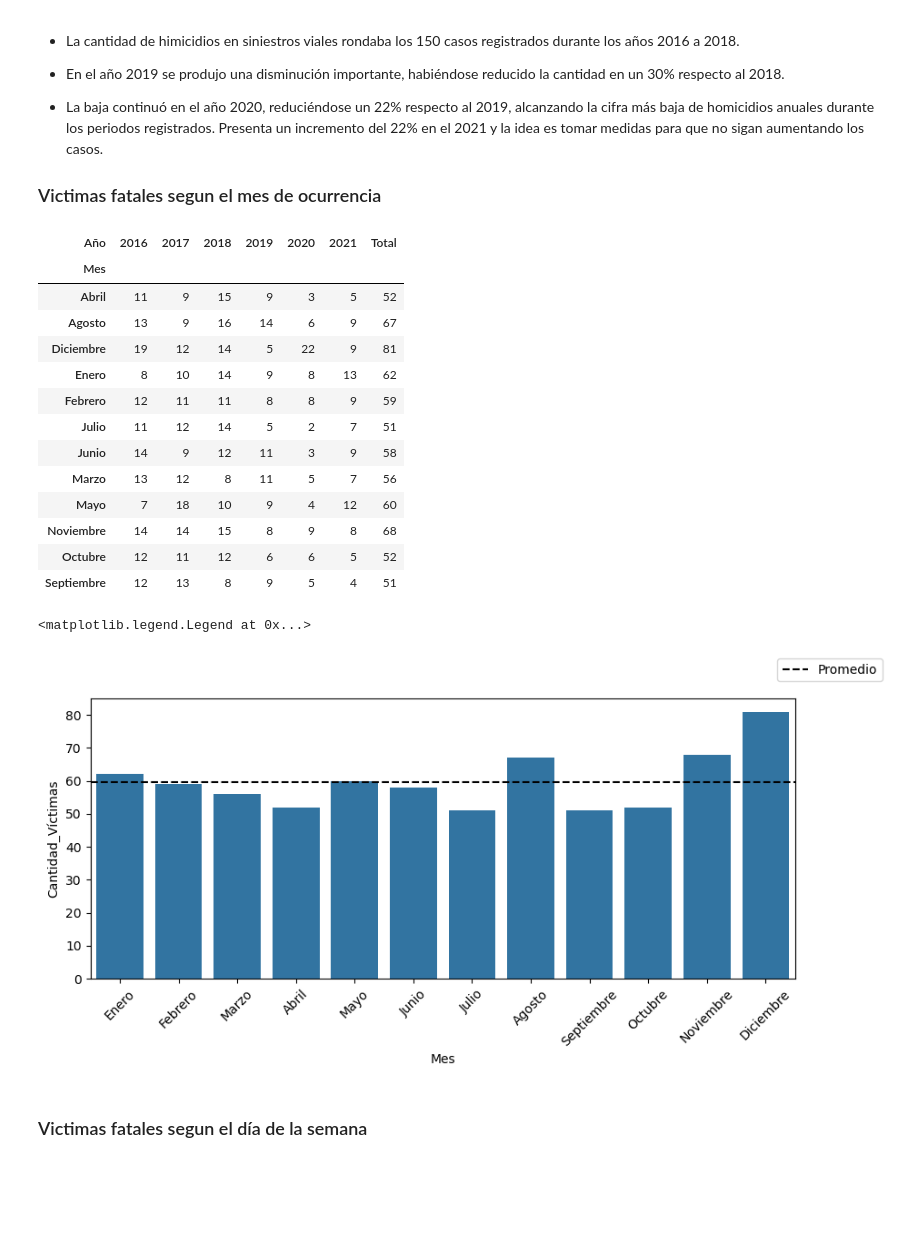
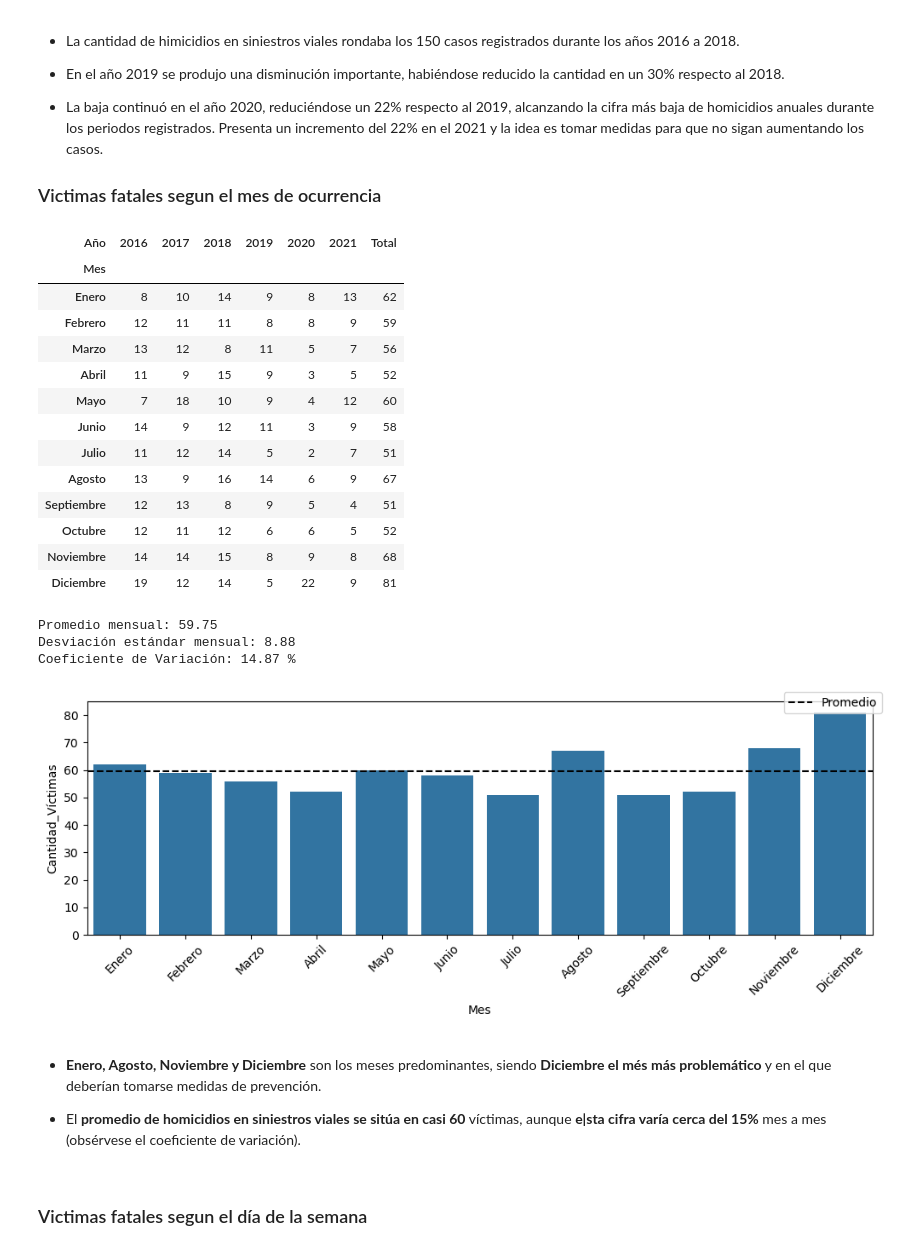
Before and after one commit to Juan-Mendoza00/pi_da, a Jupyter notebook: EDA.ipynb, the cells around one changed output. Cells and saved outputs as stored; diff of their text form; code cells hidden in the pictures; blank space fills up the shorter version.

Commit message:
Graphics saved, better folder organization

```diff
--- a/EDA.ipynb
+++ b/EDA.ipynb
@@ -226,3 +227,14 @@ plt.savefig('./visual/dist_vict.png')
 ### Contexto anual (2016 - 2021):
 
 **Distribución temporo espacial**: Cómo se distrubuye la cantidad de víctimas a lo largo del tiempo y bajo agrupaciones temporales.
+# %%
+# Desagregar columna de la fecha
+import functions as f
+
+# La funcion crea las columnas Año AAA, Mes con el nombre del mes
+# y Dia_semana con el nombre del dia de la semana.
+df_hechos = f.labeled_split_date(
+    dataframe=df_hechos,
+    date_column='Fecha',
+    labeled_day=True,
+    labeled_month=True)
@@ -229,7 +245,4 @@ plt.savefig('./visual/dist_vict.png')
 # %%
-# Crear columna año
-df_hechos['Año'] = df_hechos['Fecha'].apply(lambda date: date.year)
-
 # Agrupación por año y suma de victimas
 g_año = df_hechos[['Año', 'Cantidad_Víctimas',]].groupby('Año').sum()
 g_año['% (sobre el total)'] = g_año / total_victimas
@@ -241,6 +254,10 @@ c_anterior = g_año['Cantidad_Víctimas'].shift(1).values # Valores inmediatamen
 # Cálculo de la diferencia porcentual: Actuales - Anteriores / Anteriores
 g_año['Diferencia porcentual año anterior'] = (c_actual - c_anterior) / c_anterior
 
+# Agregar al libro de excel
+f.save_table_to_sheet(g_año, './data/Resultados.xlsx',
+                      sheet_name='contexto_Anual')
+
 g_año
 # %% [output]
 |  | Cantidad_Víctimas | % (sobre el total) | Diferencia porcentual año anterior |
@@ -267,17 +284,6 @@ plt.savefig('./visual/vict_anual.png')
 
 ### Victimas fatales segun el mes de ocurrencia
 # %%
-# Crear columna del mes de ocurrencia
-meses = ['Enero', 'Febrero', 'Marzo', 'Abril', 'Mayo', 'Junio',
-         'Julio', 'Agosto', 'Septiembre', 'Octubre', 'Noviembre', 'Diciembre']
-
-mes_mapper = {(n+1): mes for (n,mes) in enumerate(meses)}
-
-df_hechos['Mes'] = (
-    df_hechos['Fecha'].apply(lambda x: x.month)
-    .map(mes_mapper)
-)
-
 # Tabla pivote
 g_meses = pd.pivot_table(
     df_hechos, columns='Año', index='Mes',
@@ -285,41 +291,58 @@ g_meses = pd.pivot_table(
 # Columna total
 g_meses['Total'] = g_meses.sum(axis=1)
 
+f.save_table_to_sheet(g_meses,
+                      path='./data/Resultados.xlsx',
+                      sheet_name='Victimas_Mensuales')
+
 g_meses
 # %% [output]
 | Año | 2016 | 2017 | 2018 | 2019 | 2020 | 2021 | Total |
 | Mes |  |  |  |  |  |  |  |
-| Abril | 11 | 9 | 15 | 9 | 3 | 5 | 52 |
-| Agosto | 13 | 9 | 16 | 14 | 6 | 9 | 67 |
-| Diciembre | 19 | 12 | 14 | 5 | 22 | 9 | 81 |
 | Enero | 8 | 10 | 14 | 9 | 8 | 13 | 62 |
 | Febrero | 12 | 11 | 11 | 8 | 8 | 9 | 59 |
+| Marzo | 13 | 12 | 8 | 11 | 5 | 7 | 56 |
+| Abril | 11 | 9 | 15 | 9 | 3 | 5 | 52 |
+| Mayo | 7 | 18 | 10 | 9 | 4 | 12 | 60 |
+| Junio | 14 | 9 | 12 | 11 | 3 | 9 | 58 |
 | Julio | 11 | 12 | 14 | 5 | 2 | 7 | 51 |
-| Junio | 14 | 9 | 12 | 11 | 3 | 9 | 58 |
-| Marzo | 13 | 12 | 8 | 11 | 5 | 7 | 56 |
-| Mayo | 7 | 18 | 10 | 9 | 4 | 12 | 60 |
+| Agosto | 13 | 9 | 16 | 14 | 6 | 9 | 67 |
+| Septiembre | 12 | 13 | 8 | 9 | 5 | 4 | 51 |
+| Octubre | 12 | 11 | 12 | 6 | 6 | 5 | 52 |
 | Noviembre | 14 | 14 | 15 | 8 | 9 | 8 | 68 |
-| Octubre | 12 | 11 | 12 | 6 | 6 | 5 | 52 |
-| Septiembre | 12 | 13 | 8 | 9 | 5 | 4 | 51 |
+| Diciembre | 19 | 12 | 14 | 5 | 22 | 9 | 81 |
 # %%
-mes_promedio = g_meses.Total.mean()
+prom_mensual = g_meses.Total.mean()
+std_mensual = g_meses.Total.std()
+# Coeficiente de variacion cv
+cv = (std_mensual / prom_mensual) * 100
+
+print(f'Promedio mensual: {prom_mensual}')
+print(f'Desviación estándar mensual: {round(std_mensual,2)}')
+print('Coeficiente de Variación: {} %'.format(round(cv,2)))
 
 fig, ax = plt.subplots(figsize=(10,4))
 
 sns.barplot(df_hechos, x='Mes', y='Cantidad_Víctimas',
             estimator='sum', ax=ax, errorbar=None)
 
-ax.axhline(y=mes_promedio, color='black', linestyle='--', label='Promedio')
+ax.axhline(y=prom_mensual, color='black', linestyle='--', label='Promedio')
 
 ax.tick_params(axis='x', rotation=45)
 
 fig.legend()
 
 fig.tight_layout()
 
 plt.savefig('./visual/vict_mensual.png')
 # %% [output]
-<matplotlib.legend.Legend at 0x...>
+Promedio mensual: 59.75
+Desviación estándar mensual: 8.88
+Coeficiente de Variación: 14.87 %
-[figure, old version]
+[figure, new version]
+# %% [markdown]
+- **Enero, Agosto, Noviembre y Diciembre** son los meses predominantes, siendo **Diciembre el més más problemático** y en el que deberían tomarse medidas de prevención.
+
+- El **promedio de homicidios en siniestros viales se sitúa en casi 60** víctimas, aunque **e|sta cifra varía cerca del 15%** mes a mes (obsérvese el coeficiente de variación).
 # %% [markdown]
 ### Victimas fatales segun el día de la semana
```
Also changed, not shown: parts of 24 cells of this notebook, 9 other files.
